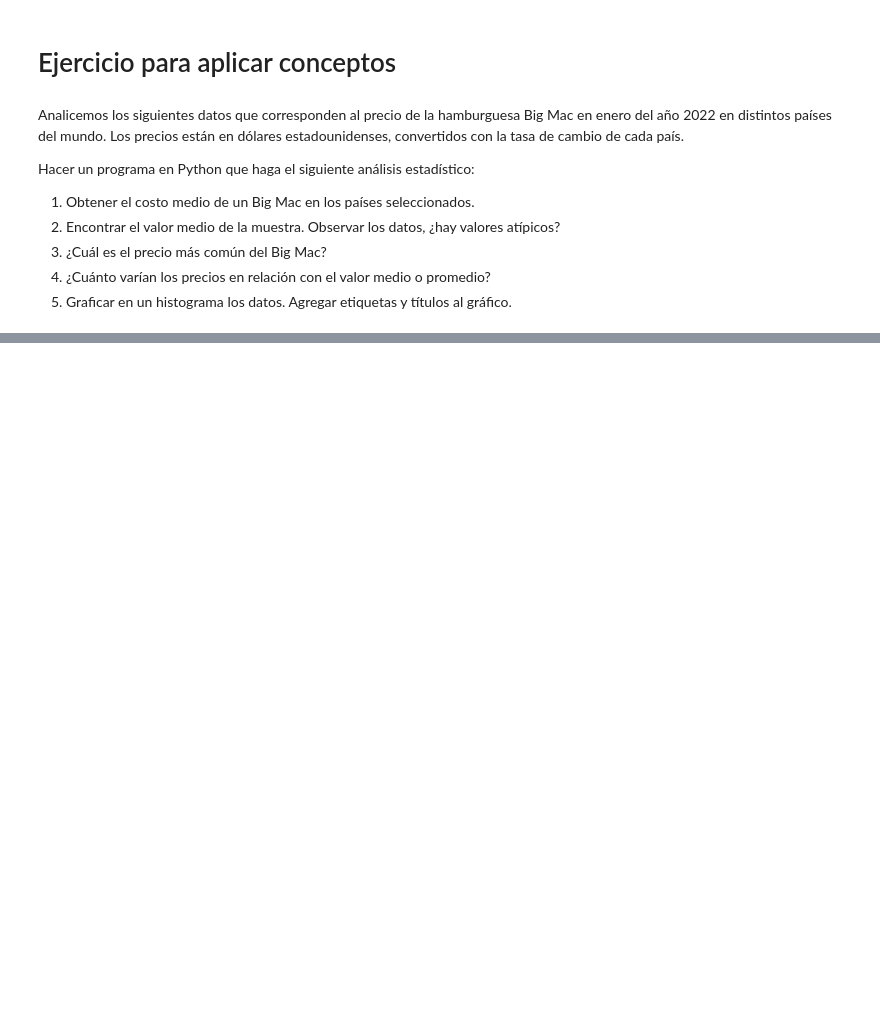
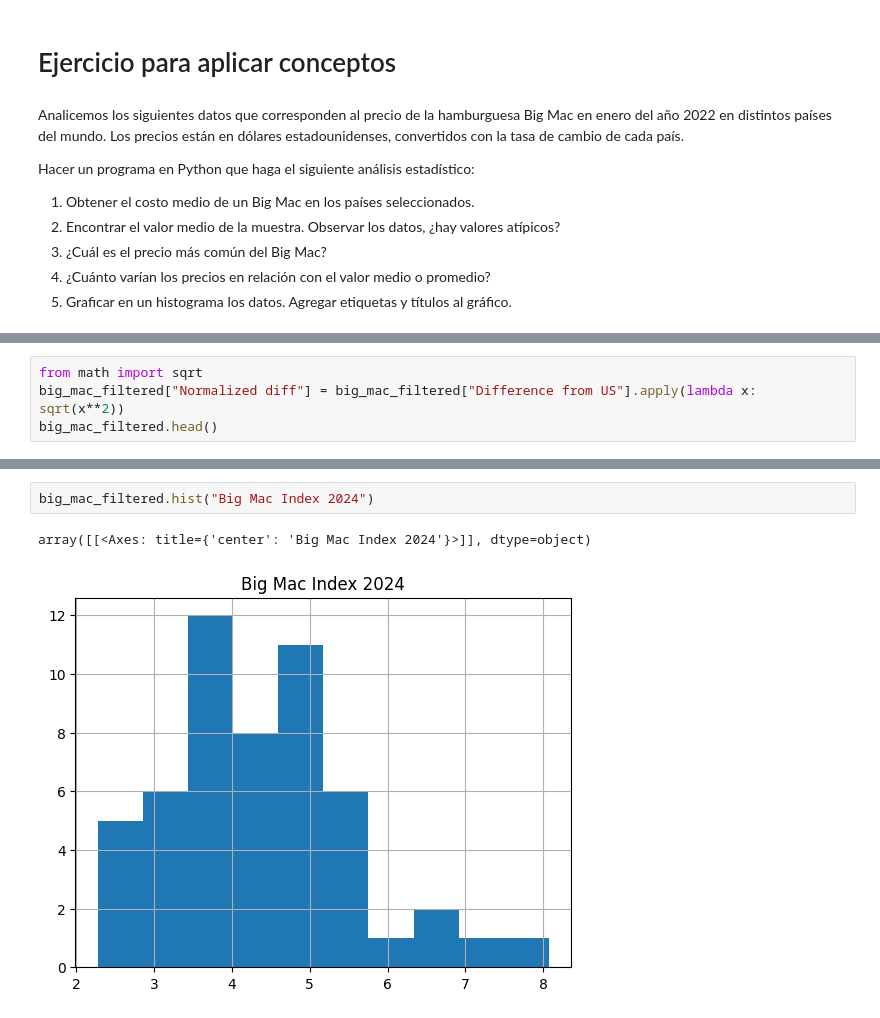
Before and after one commit to masouto94/Matematica_III, a Jupyter notebook: Unidad_4/Unidad 4.ipynb, the cells around one changed output, grey strips where cells are left out. Saved outputs shown, nothing was run; the diff lists cells and outputs as text; blank space fills up the shorter version.

```diff
--- a/Unidad_4/Unidad 4.ipynb
+++ b/Unidad_4/Unidad 4.ipynb
@@ -427,0 +508,4 @@ Hacer un programa en Python que haga el siguiente análisis estadístico:
+# %%
+from math import sqrt
+big_mac_filtered["Normalized diff"] = big_mac_filtered["Difference from US"].apply(lambda x: sqrt(x**2))
+big_mac_filtered.head()
@@ -427,0 +561,5 @@ Hacer un programa en Python que haga el siguiente análisis estadístico:
+# %%
+big_mac_filtered.hist("Big Mac Index 2024")
+# %% [output]
+array([[<Axes: title={'center': 'Big Mac Index 2024'}>]], dtype=object)
+[figure, added]
```
Also changed, not shown: parts of 19 cells of this notebook, 1 other file.
